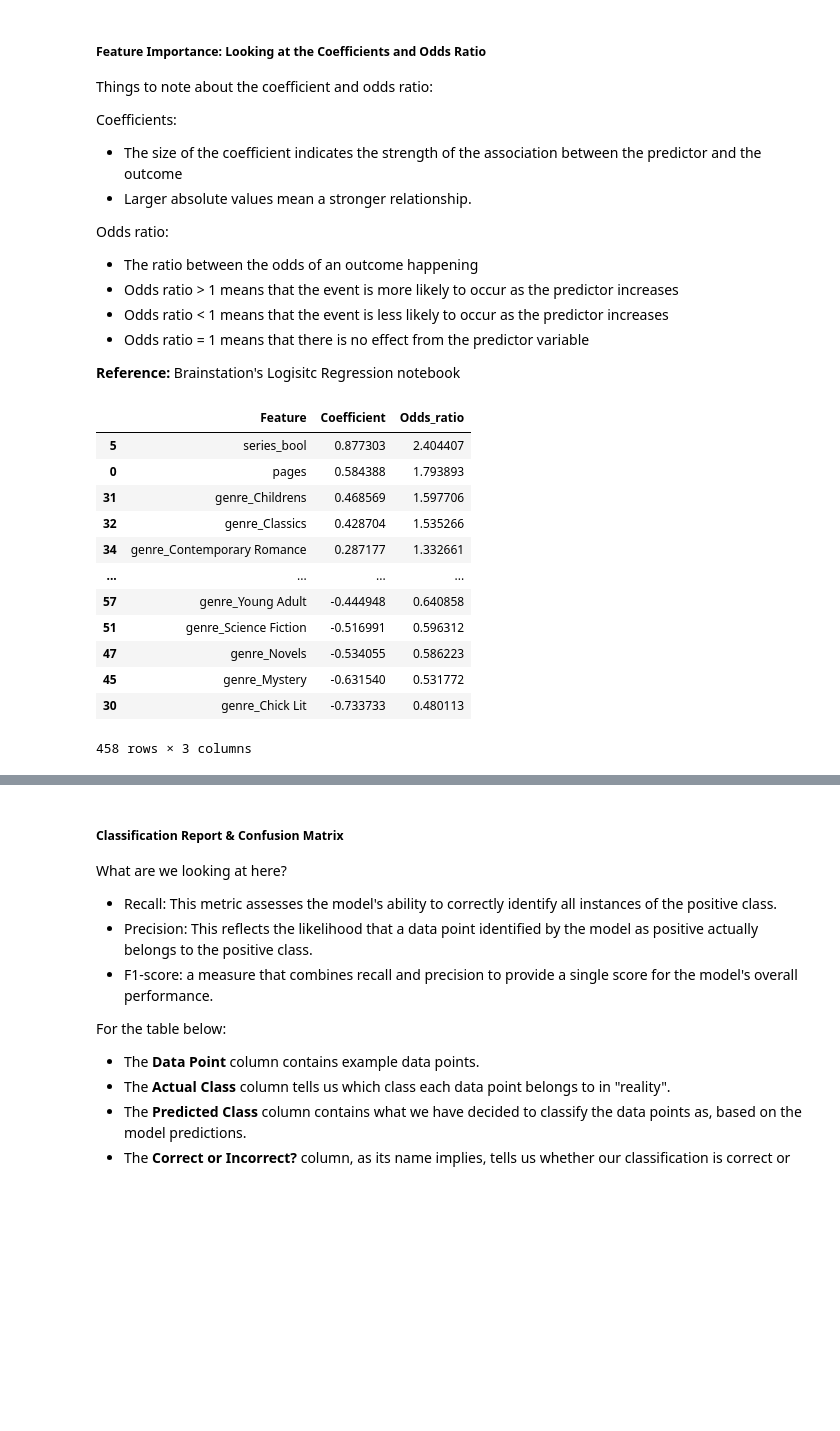
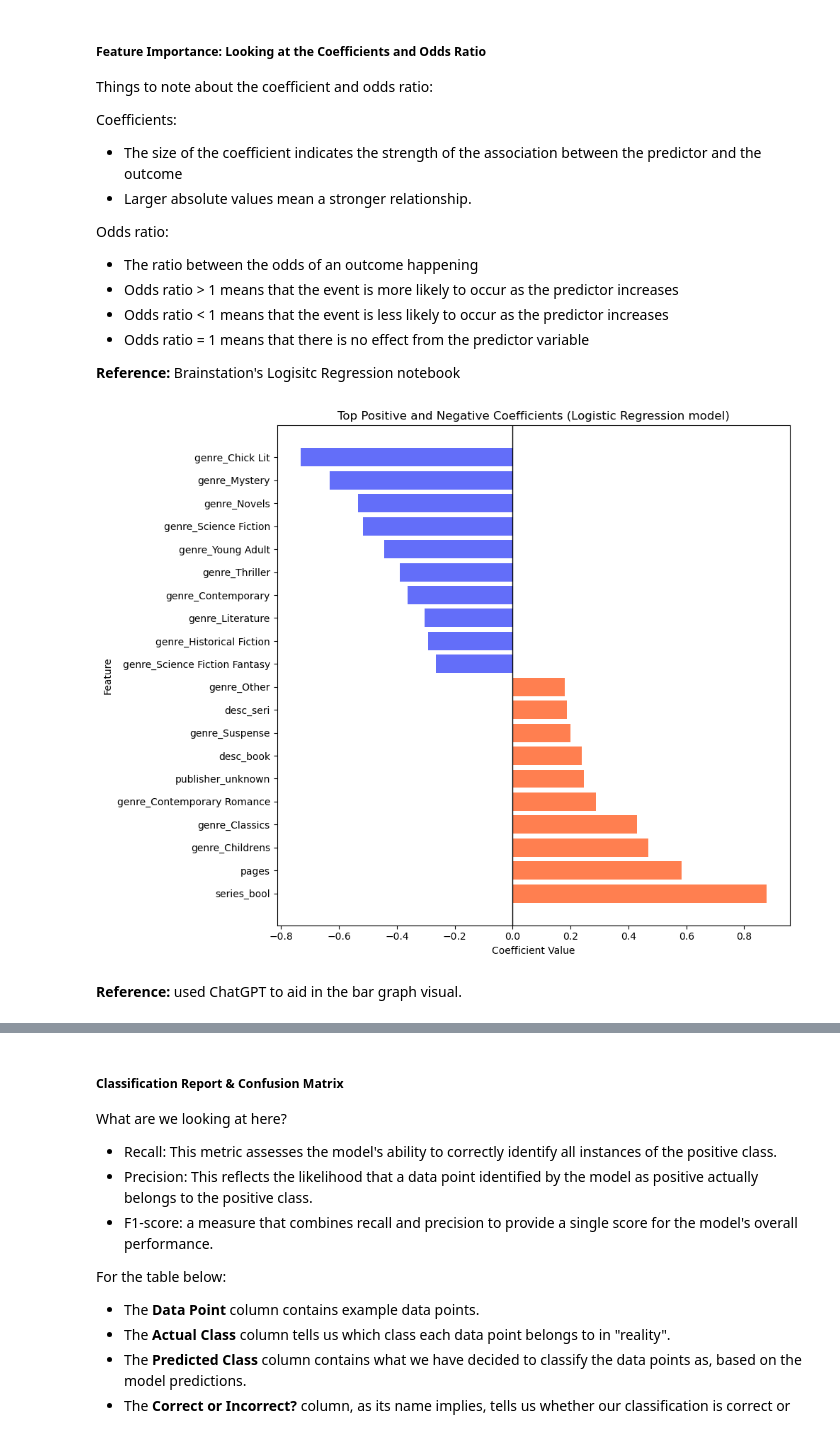
Before and after one commit to quincbirker/Capstone_Project, a Jupyter notebook: Notebooks/Advanced_Modeling_Final.ipynb, the cells around one changed output, grey strips where cells are left out. Cells and saved outputs as stored; diff of their text form; code cells hidden in the pictures; blank space fills up the shorter version.

```diff
--- a/Notebooks/Advanced_Modeling_Final.ipynb
+++ b/Notebooks/Advanced_Modeling_Final.ipynb
@@ -271,39 +276,46 @@ Odds ratio:
 # %%
 # Extract the coefficients
 coefficients = logreg.coef_[0]
 
 # Calculate the odds ratios
 odds_ratio = np.exp(coefficients)
 
 # Get the feature names
 feature_names = X_train.columns
 
 # Create a DataFrame with feature names, coefficients and odds ratios
 feature_coefficients = pd.DataFrame({
     'Feature': feature_names,
     'Coefficient': coefficients,
     'Odds_ratio': odds_ratio
 })
 
 # Sort the coefficients from highest to lowest
 feature_coefficients = feature_coefficients.sort_values(by='Coefficient', ascending=False)
 
-# Display
-feature_coefficients
+# Select the top 10 positive and bottom 10 negative coefficients
+top_positive_coefficients = feature_coefficients.head(10)
+top_negative_coefficients = feature_coefficients.tail(10)
+
+# Combine the top positive and negative coefficients
+top_coefficients = pd.concat([top_positive_coefficients, top_negative_coefficients], axis=0)
+
+# Determine colors based on the coefficient values
+colors = ['coral' if c > 0 else '#636EF9' for c in top_coefficients['Coefficient']]
+
+# Create a horizontal bar plot with both positive and negative coefficients
+plt.figure(figsize=(10, 8))
+plt.barh(top_coefficients['Feature'], top_coefficients['Coefficient'], color=colors)
+plt.axvline(x=0, color='black', linewidth=1)  # Add a vertical line at x=0 to separate positive and negative coefficients
+plt.title("Top Positive and Negative Coefficients (Logistic Regression model)")
+plt.xlabel("Coefficient Value")
+plt.ylabel("Feature")
+plt.tight_layout()  # Adjust layout to fit everything
+plt.show()
 # %% [output]
-|  | Feature | Coefficient | Odds_ratio |
-| 5 | series_bool | 0.877303 | 2.404407 |
-| 0 | pages | 0.584388 | 1.793893 |
-| 31 | genre_Childrens | 0.468569 | 1.597706 |
-| 32 | genre_Classics | 0.428704 | 1.535266 |
-| 34 | genre_Contemporary Romance | 0.287177 | 1.332661 |
-| ... | ... | ... | ... |
-| 57 | genre_Young Adult | -0.444948 | 0.640858 |
-| 51 | genre_Science Fiction | -0.516991 | 0.596312 |
-| 47 | genre_Novels | -0.534055 | 0.586223 |
-| 45 | genre_Mystery | -0.631540 | 0.531772 |
-| 30 | genre_Chick Lit | -0.733733 | 0.480113 |
-458 rows × 3 columns
+[figure, added]
+# %% [markdown]
+**Reference:** used ChatGPT to aid in the bar graph visual.
 # %% [markdown]
 Insights:
 
```
Also changed, not shown: parts of 17 cells of this notebook, 6 other files.
